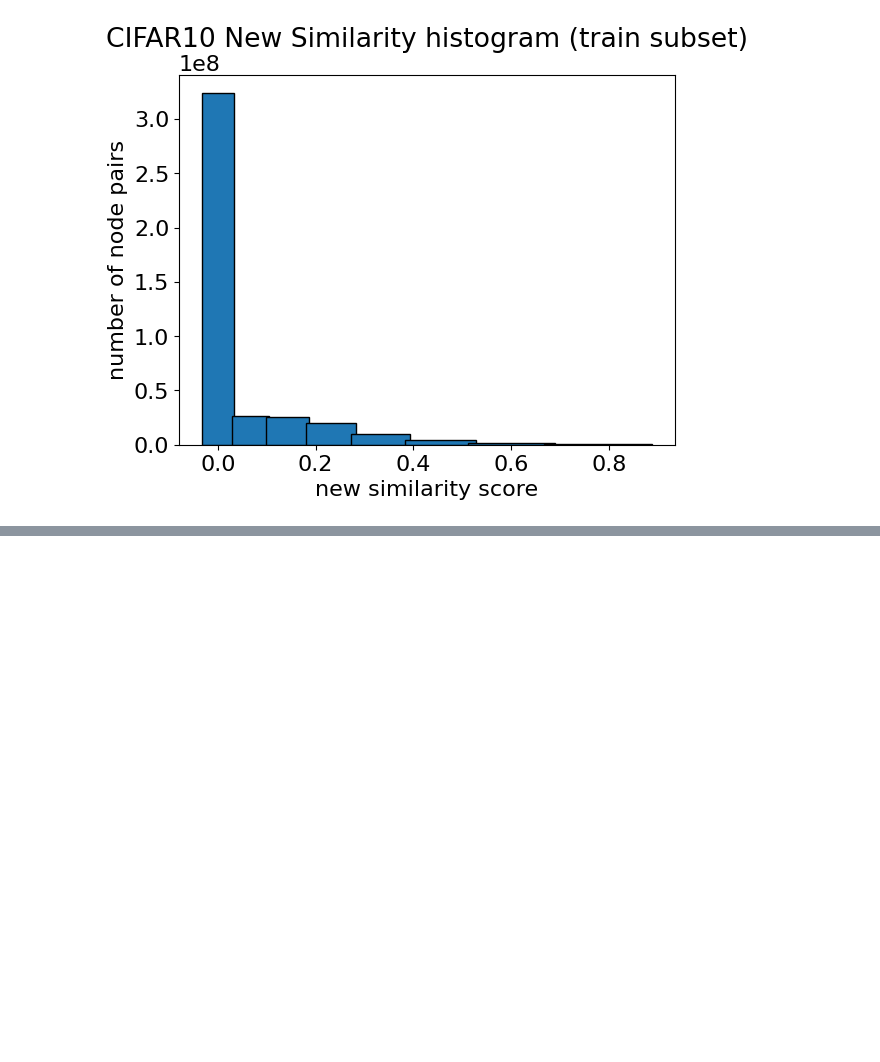
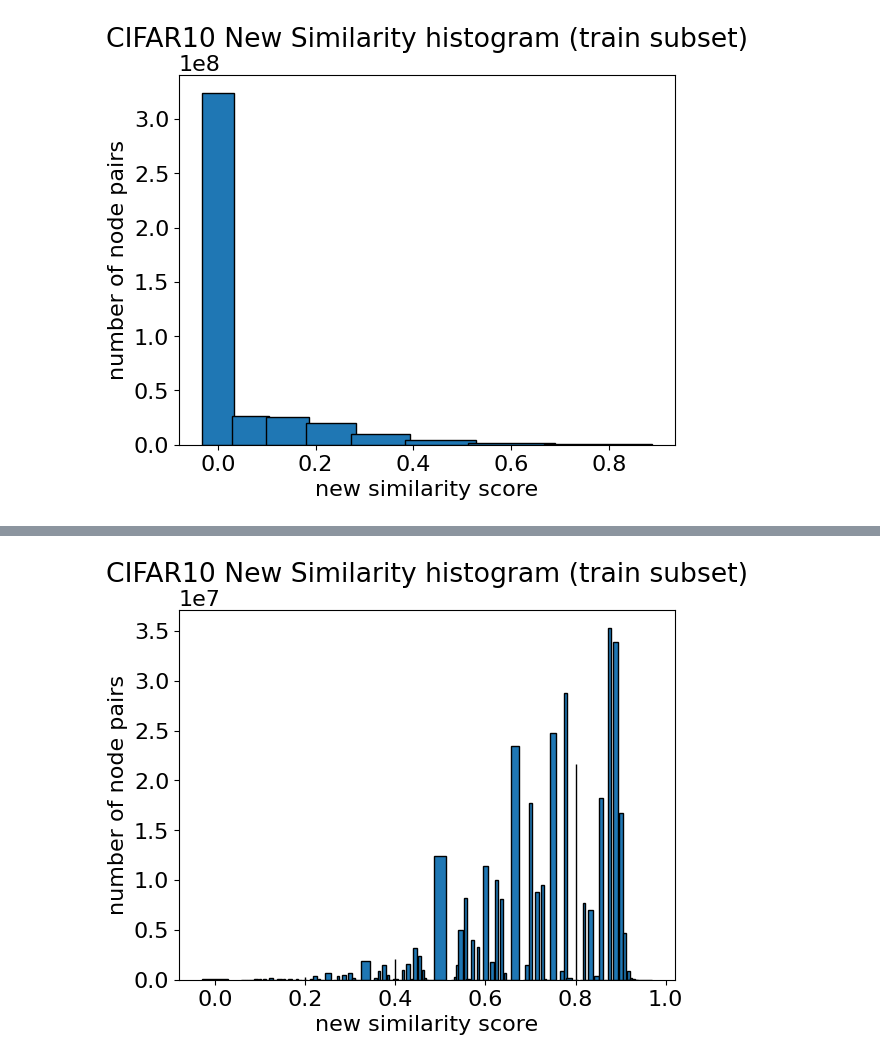
Before and after one commit to richardbinder/binary-matrix-factorization, a Jupyter notebook: src/properties.ipynb, the cells around one changed output, grey strips where cells are left out. Cells and saved outputs as stored; diff of their text form; code cells hidden in the pictures; blank space fills up the shorter version.

```diff
--- a/src/properties.ipynb
+++ b/src/properties.ipynb
@@ -113,0 +131,4 @@ plot_w_histogram(PROPERTIES_PATH + "properties_CIFAR.parquet", "CIFAR10 New Simi
+# %%
+plot_degree_similarity_histogram(PROPERTIES_PATH + "properties_CIFAR.parquet", "CIFAR10 New Similarity histogram (train subset)")
+# %% [output]
+[figure, added]
```
Also changed, not shown: parts of 11 cells of this notebook, 7 other files.
